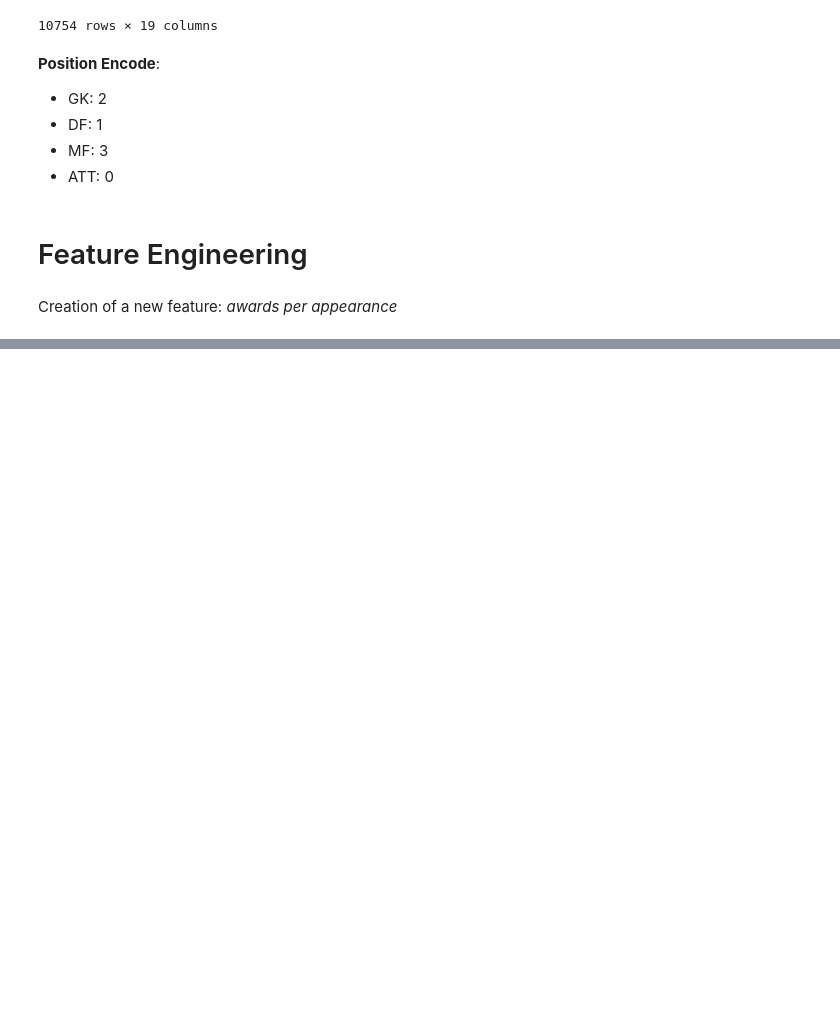
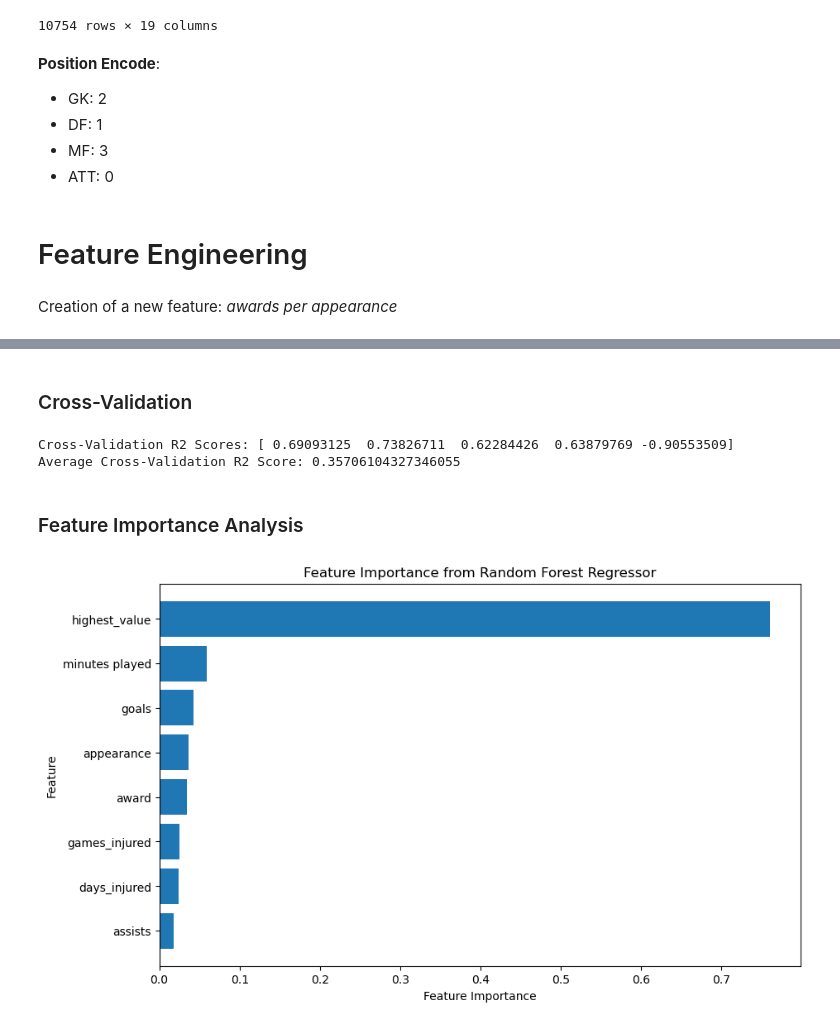
Before and after one commit to Josepdmo/Mini-Project-ML, a Jupyter notebook: df_ml.ipynb, the cells around one changed output, grey strips where cells are left out. Saved outputs shown, nothing was run; the diff lists cells and outputs as text; code cells hidden in the pictures; blank space fills up the shorter version.

```diff
--- a/df_ml.ipynb
+++ b/df_ml.ipynb
@@ -181,0 +369,9 @@ Normalize/Scale the Features
+# %%
+from sklearn.ensemble import RandomForestRegressor
+from sklearn.metrics import mean_absolute_error, mean_squared_error, r2_score
+
+# Initialize the Random Forest Regressor
+initial_rf = RandomForestRegressor(random_state=42)
+
+# Train the model
+initial_rf.fit(X_train, y_train)
@@ -181,0 +476,39 @@ Normalize/Scale the Features
+# %% [markdown]
+### Cross-Validation
+# %%
+from sklearn.model_selection import cross_val_score
+
+# Cross-Validation Scores
+cv_scores = cross_val_score(best_model, X_scaled, y, cv=5, scoring='r2')
+print(f"Cross-Validation R2 Scores: {cv_scores}")
+print(f"Average Cross-Validation R2 Score: {cv_scores.mean()}")
+# %% [output]
+Cross-Validation R2 Scores: [ 0.69093125  0.73826711  0.62284426  0.63879769 -0.90553509]
+Average Cross-Validation R2 Score: 0.35706104327346055
+# %% [markdown]
+### Feature Importance Analysis
+# %%
+import matplotlib.pyplot as plt
+
+# Get feature importances from the best model
+feature_importances = best_model.feature_importances_
+
+# Create a DataFrame for feature importances
+importance_df = pd.DataFrame({
+    'Feature': selected_features,
+    'Importance': feature_importances
+})
+
+# Sort the DataFrame by importance
+importance_df = importance_df.sort_values(by='Importance', ascending=False)
+
+# Plot the feature importances
+plt.figure(figsize=(10, 6))
+plt.barh(importance_df['Feature'], importance_df['Importance'])
+plt.xlabel('Feature Importance')
+plt.ylabel('Feature')
+plt.title('Feature Importance from Random Forest Regressor')
+plt.gca().invert_yaxis()
+plt.show()
+# %% [output]
+[figure, added]
```
Also changed, not shown: parts of 28 cells of this notebook.
